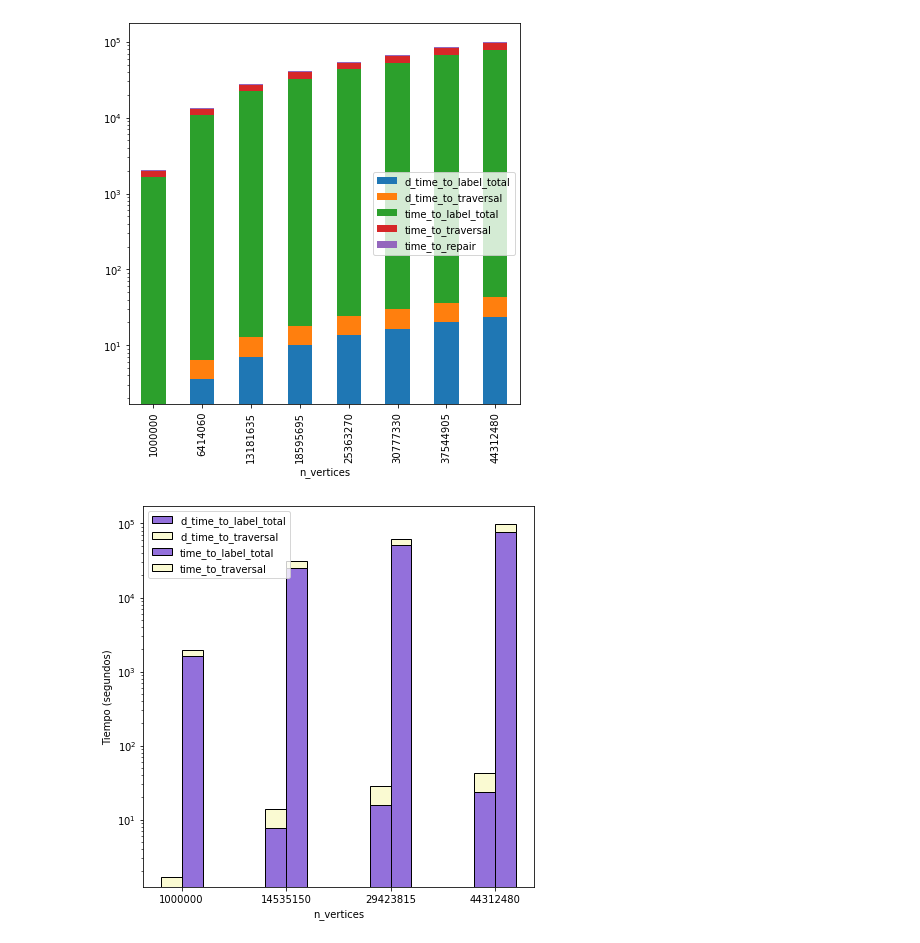
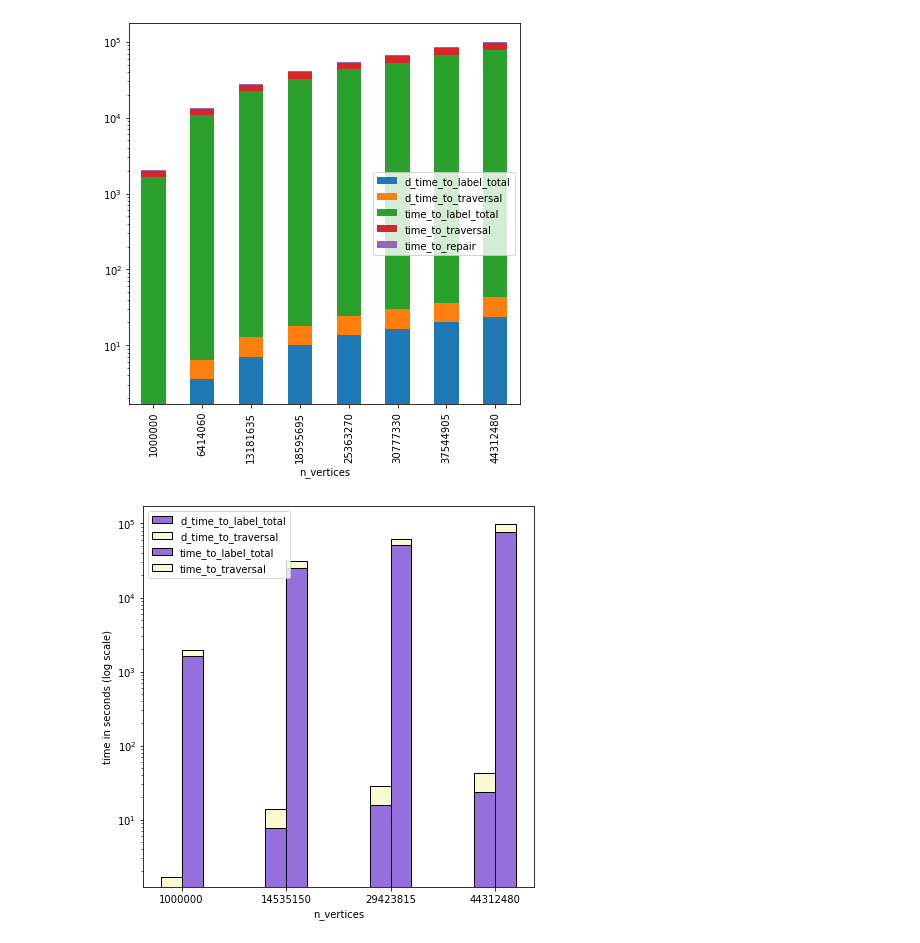
Before and after one commit to ssalinasfe/GPolylla, a Jupyter notebook: experiments/plots.ipynb, the cells around one changed output. Saved outputs shown, nothing was run; the diff lists cells and outputs as text; code cells hidden in the pictures.

```diff
--- a/experiments/plots.ipynb
+++ b/experiments/plots.ipynb
@@ -450,11 +453,18 @@ n_bars = 4
 
 # bar plot d_time_to_label_total and d_time_to_traversal
 GPU_delaunay_barplot = GPU_data_time_uniform[['n_vertices', 'd_time_to_label_total', 'd_time_to_traversal', 'd_time_to_repair']].copy()
+# Elegir n_bars filas equidistantes
 GPU_delaunay_barplot = GPU_delaunay_barplot.iloc[[int(i * (len(GPU_delaunay_barplot.index) - 1) / (n_bars - 1)) for i in range(n_bars)]]
+# Dejar últimas 4 columnas
+#GPU_delaunay_barplot = GPU_delaunay_barplot.tail(4)
 
 # bar plot time_to_label_total, time_to_traversal and time_to_repair in CPU
 CPU_delaunay_barplot = CPU_data_time_uniform[['n_vertices', 'time_to_label_total', 'time_to_traversal', 'time_to_repair']].copy()
+# Elegir n_bars filas equidistantes
 CPU_delaunay_barplot = CPU_delaunay_barplot.iloc[[int(i * (len(CPU_delaunay_barplot.index) - 1) / (n_bars - 1)) for i in range(n_bars)]]
+# Dejar últimas 4 columnas
+#CPU_delaunay_barplot = CPU_delaunay_barplot.tail(4)
+
 
 
 # Definir el ancho de las barras
@@ -511,32 +521,32 @@ ax.bar(
     CPU_delaunay_barplot['time_to_traversal'],
     width=ancho,
     color=color_travel,
     bottom=CPU_delaunay_barplot['time_to_label_total'],
     label='time_to_traversal',
     edgecolor='black'
 )
 #ax.bar(
 #    posiciones,
 #    CPU_delaunay_barplot['time_to_repair'],
 #    width=ancho,
 #    color='orange',
 #    bottom=CPU_delaunay_barplot['time_to_label_total'] + CPU_delaunay_barplot['time_to_traversal'],
 #    label='time_to_repair',
 #    edgecolor='black'
 #)
 
 
 # Configurar los ejes y la leyenda
 ax.set_xlabel('n_vertices')
-ax.set_ylabel('Tiempo (segundos)')
+ax.set_ylabel('time in seconds (log scale)')
 ax.set_xticks(posiciones - ancho / 2)
 ax.set_xticklabels(GPU_delaunay_barplot['n_vertices'])
 ax.legend()
 #log
 plt.yscale('log')
 
 #Mostrar el gráfico
 
 plt.show()
 # %% [output]
-[figure, old version]
+[figure, new version]
```
Also changed, not shown: parts of 2 cells of this notebook, 4 other files.
